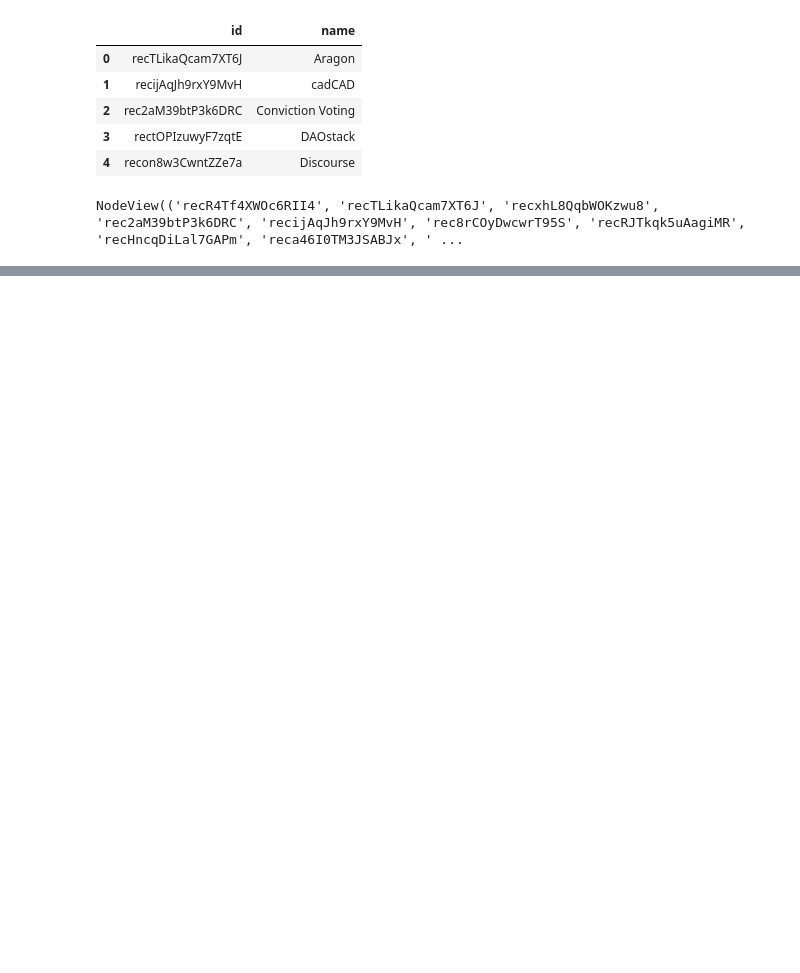
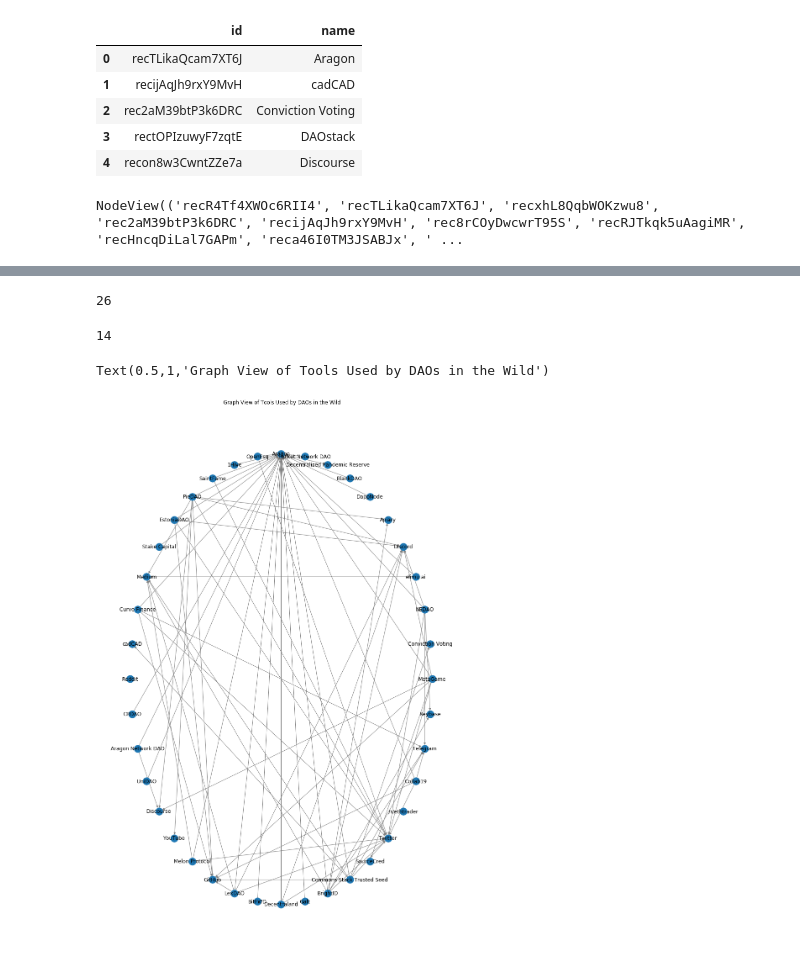
Before and after one commit to metagov/govbase, a Jupyter notebook: airtableToNetworkx.ipynb, the cells around one changed output, grey strips where cells are left out. Saved outputs shown, nothing was run; the diff lists cells and outputs as text; code cells hidden in the pictures; blank space fills up the shorter version.

```diff
--- a/airtableToNetworkx.ipynb
+++ b/airtableToNetworkx.ipynb
@@ -212,0 +219,31 @@ Text(0.5, 1.0, 'Graph View of Tools Used by DAOs in the Wild')
+# %%
+orgs_using_aragon = ddf[ddf.aragon].id.values
+# %%
+len(orgs_using_aragon)
+# %% [output]
+26
+# %%
+co_use = []
+for l in ddf[ddf.aragon].tools.values:
+    co_use = l + co_use
+
+co_use = list(set(co_use))
+# %%
+len(co_use)
+# %% [output]
+14
+# %%
+asg_nodes = list(orgs_using_aragon)+co_use
+asg = G.subgraph(asg_nodes)
+# %%
+asg_labels = {}
+for k in labels.keys():
+    if k in asg_nodes:
+        asg_labels[k] = labels[k]
+# %%
+plt.figure(figsize=(12, 18))
+nx.draw_circular(asg, labels=asg_labels, edge_color = 'gray')
+plt.title('Graph View of Tools Used by DAOs in the Wild')
+# %% [output]
+Text(0.5,1,'Graph View of Tools Used by DAOs in the Wild')
+[figure, added]
```
Also changed, not shown: parts of 22 cells of this notebook, 2 other files.
